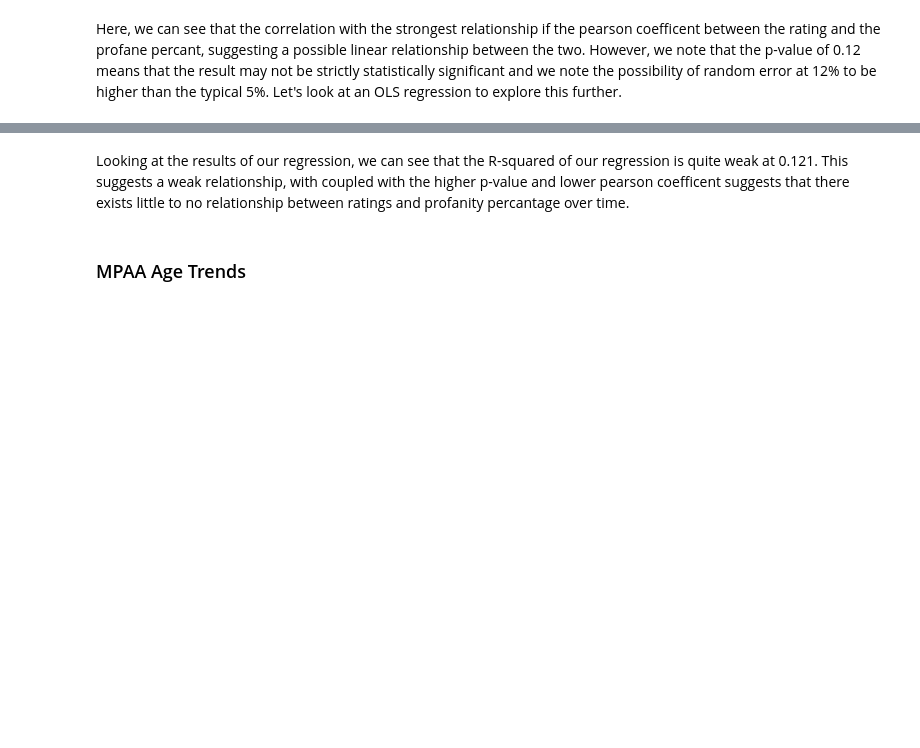
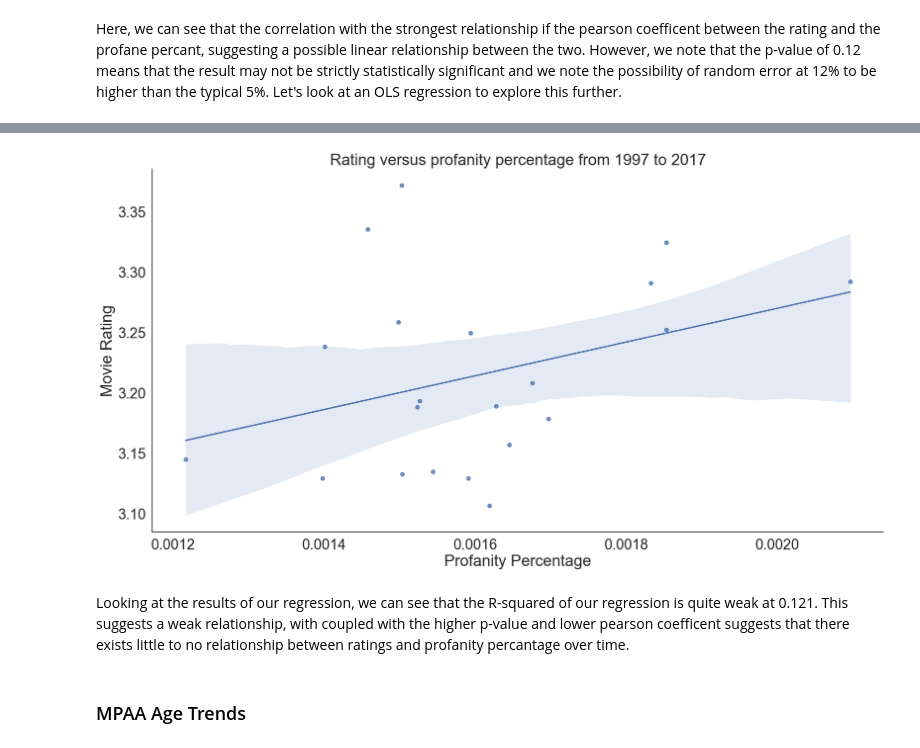
Before and after one commit to ima-quack/COGS108_ProfanityResearch, a Jupyter notebook: FinalProjectGroup_039-Wi23.ipynb, the cells around one changed output, grey strips where cells are left out. Cells and saved outputs as stored; diff of their text form; code cells hidden in the pictures; blank space fills up the shorter version.

```diff
--- a/FinalProjectGroup_039-Wi23.ipynb
+++ b/FinalProjectGroup_039-Wi23.ipynb
@@ -842,6 +844,7 @@ dfWords  = pd.read_csv('cleaned_data/movie_profane_words_count.csv')
 dfMeta = pd.read_csv("cleaned_data/cleaned_metadata_2023-03-10_20-36-27.csv")
 
 #Merge Profane words and metadata
+dfMeta = dfMeta[dfMeta['has_script']]
 dfMeta = dfMeta.rename(columns={"imdbId":"id"})
 dfMeta["id"] = pd.to_numeric(dfMeta["id"])
 dfWords["id"] = pd.to_numeric(dfWords["id"])
@@ -854,7 +857,11 @@ dfTotal['normTotal'] = dfTotal['total']/dfTotal['script_size']
 dfPredict = dfTotal.drop([254])
 
 #Xticks
-xy = [1997,2000,2003,2006,2009,2012,2015,2018]
+xy = [1997,2000,2003,2006,2009,2012,2015,2017]
+
+# Ignore warnings for later analysis
+import warnings
+warnings.filterwarnings('ignore')
 # %% [markdown]
 Let's first take a look at the average number of profane words per movie from 1997 to 2017
 # %%
@@ -922,8 +971,11 @@ print(model.summary())
 # %%
-ax = sns.regplot(percentCountsMean['normTotal'], ratingsCountsMean['rating'])
+ax = sns.regplot(x=percentCountsMean['normTotal'], y=ratingsCountsMean['rating'])
 ax.set(title = "Rating versus profanity percentage from 1997 to 2017",
        xlabel = "Profanity Percentage",
        ylabel = "Movie Rating")
+sns.despine()
+# %% [output]
+[figure, added]
 # %% [markdown]
 Looking at the results of our regression, we can see that the R-squared of our regression is quite weak at 0.121. This suggests a weak relationship, with coupled with the higher p-value and lower pearson coefficent suggests that there exists little to no relationship between ratings and profanity percantage over time.
 # %% [markdown]
```
Also changed, not shown: parts of 20 cells of this notebook.
